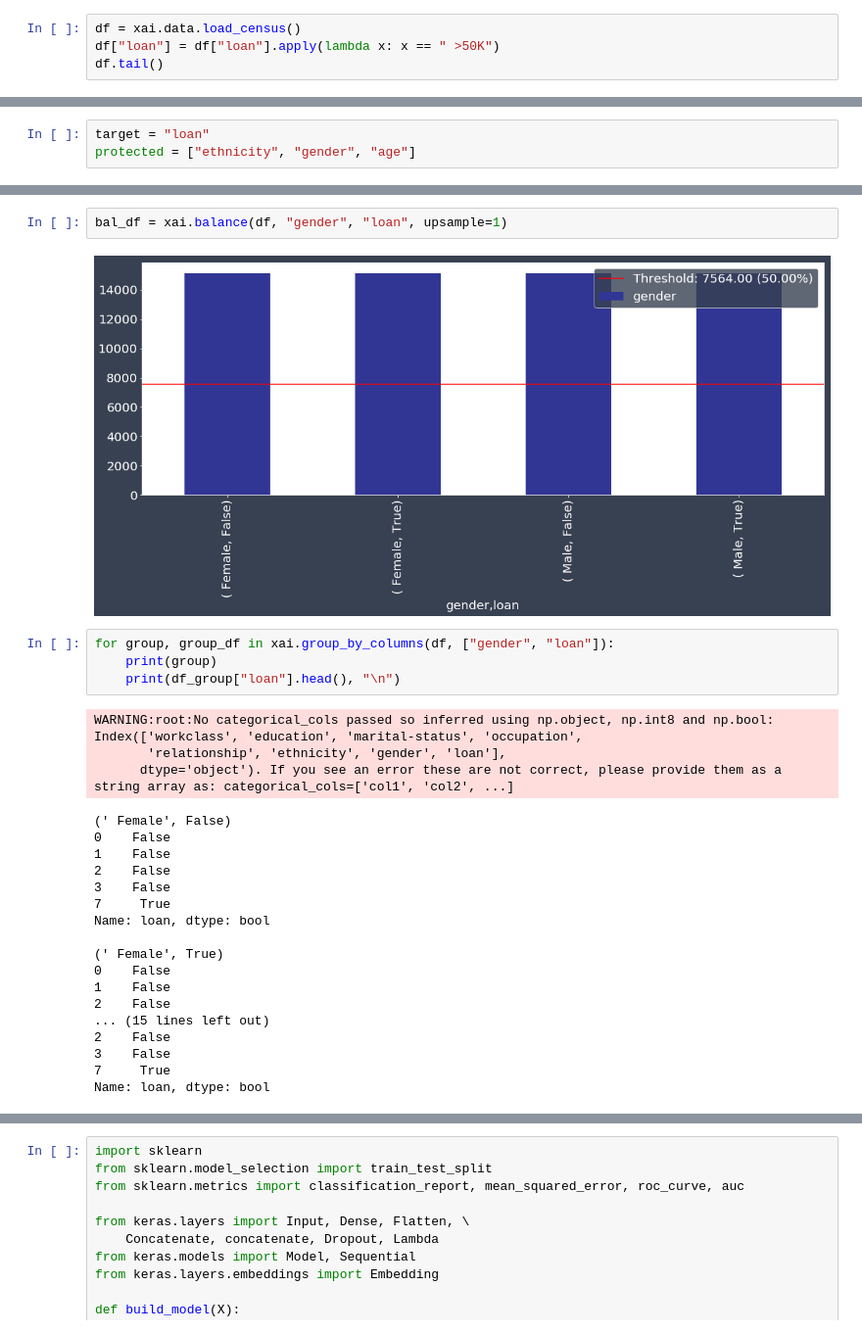
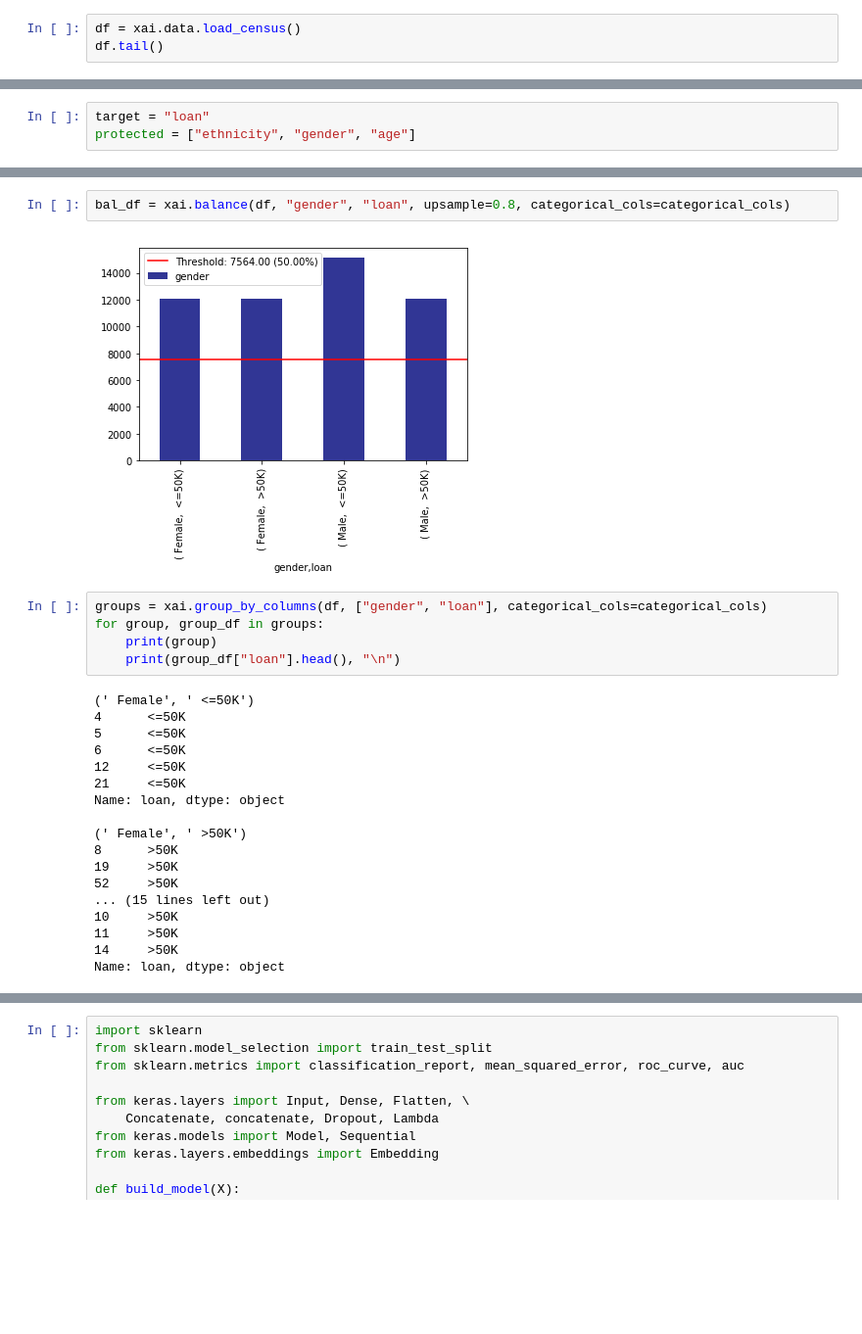
Before and after one commit to EthicalML/xai, a Jupyter notebook: examples/XAI Tabular Data Example Usage.ipynb, the cells around one changed output, grey strips where cells are left out. Shown at 98% size. Cells and saved outputs as stored; diff of their text form; blank space fills up the shorter version.

```diff
--- a/examples/XAI Tabular Data Example Usage.ipynb
+++ b/examples/XAI Tabular Data Example Usage.ipynb
@@ -42,7 +48,6 @@ csv_columns = ["age", "workclass", "fnlwgt", "education", "education-num", "mari
                    "hours-per-week", "loan"]
 # %%
 df = xai.data.load_census()
-df["loan"] = df["loan"].apply(lambda x: x == " >50K")
 df.tail()
 # %% [output]
 |  | age | workclass | education | education-num | marital-status | occupation | relationship | ethnicity | ... |
@@ -71,32 +70,30 @@ WARNING:root:No categorical_cols passed so inferred using np.object, np.int8 and
 # %%
-bal_df = xai.balance(df, "gender", "loan", upsample=1)
+bal_df = xai.balance(df, "gender", "loan", upsample=0.8, categorical_cols=categorical_cols)
 # %% [output]
-[figure, old version]
+[figure, new version]
 # %%
-for group, group_df in xai.group_by_columns(df, ["gender", "loan"]):
+groups = xai.group_by_columns(df, ["gender", "loan"], categorical_cols=categorical_cols)
+for group, group_df in groups:
     print(group)
-    print(df_group["loan"].head(), "\n")
+    print(group_df["loan"].head(), "\n")
 # %% [output]
-WARNING:root:No categorical_cols passed so inferred using np.object, np.int8 and np.bool: Index(['workclass', 'education', 'marital-status', 'occupation',
-       'relationship', 'ethnicity', 'gender', 'loan'],
-      dtype='object'). If you see an error these are not correct, please provide them as a string array as: categorical_cols=['col1', 'col2', ...]
+(' Female', ' <=50K')
+4      <=50K
+5      <=50K
+6      <=50K
+12     <=50K
+21     <=50K
+Name: loan, dtype: object
+
+(' Female', ' >50K')
+8      >50K
+19     >50K
+52     >50K
+... (15 lines left out)
+10     >50K
+11     >50K
+14     >50K
+Name: loan, dtype: object
-(' Female', False)
-0    False
-1    False
-2    False
-3    False
-7     True
-Name: loan, dtype: bool
-
-(' Female', True)
-0    False
-1    False
-2    False
-... (15 lines left out)
-2    False
-3    False
-7     True
-Name: loan, dtype: bool
 # %%
 _ = xai.correlations(df, include_categorical=True, plot_type="matrix")
 # %% [output]
```
Also changed, not shown: parts of 26 cells of this notebook, 16 other files.
